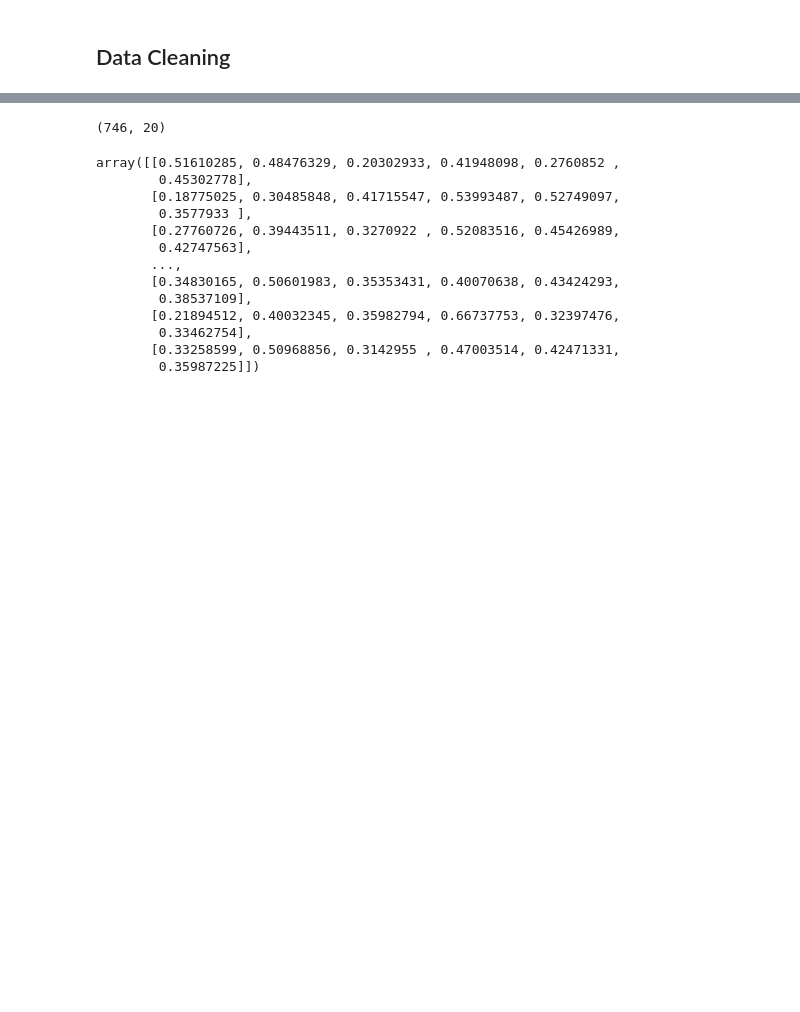
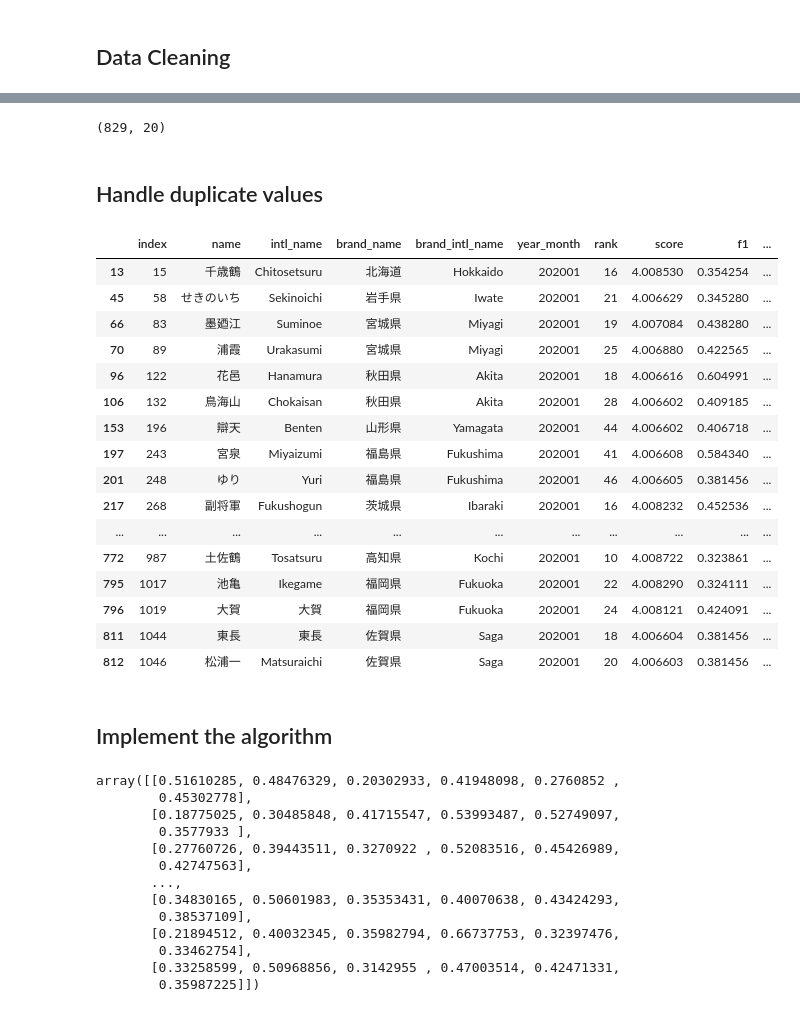
Before and after one commit to DatDaiGia/CB_Recommendation_GMM, a Jupyter notebook: EM-Q-GM.ipynb, the cells around one changed output, grey strips where cells are left out. Cells and saved outputs as stored; diff of their text form; code cells hidden in the pictures; blank space fills up the shorter version.

```diff
--- a/EM-Q-GM.ipynb
+++ b/EM-Q-GM.ipynb
@@ -42,6 +65,67 @@ initial_db
+# %%
+def filling_data(df, df_missing):
+    df_new = df.copy()
+
+    for idx, row in df_missing.iterrows():
+        flavour_tags = row['flavour_tags']
+        group_data = df_new[df_new['flavour_tags'].apply(lambda x: sequel(x, flavour_tags))]
+        mean_f1 = group_data['f1'].mean()
+        if pd.isnull(mean_f1): continue
+
+        mean_f2 = group_data['f2'].mean()
+        mean_f3 = group_data['f3'].mean()
+        mean_f4 = group_data['f4'].mean()
+        mean_f5 = group_data['f5'].mean()
+        mean_f6 = group_data['f6'].mean()
+
+        group_similar_taste = []
+        similar_brand_taste = group_data['similar_brand_taste'].values
+
+#         print(similar_brand_taste)
+#         break
+        for sbt in similar_brand_taste:
+            if pd.notnull(sbt):
+                for it in sbt.split("|"):
+                    if it not in group_similar_taste: group_similar_taste.append(it)
+
+        df_new.at[idx, "f1"] = mean_f1
+        df_new.at[idx, "f2"] = mean_f2
+        df_new.at[idx, "f3"] = mean_f3
+        df_new.at[idx, "f4"] = mean_f4
+        df_new.at[idx, "f5"] = mean_f5
+        df_new.at[idx, "f6"] = mean_f6
+        df_new.at[idx, "similar_brand_taste"] = "|".join(group_similar_taste)
+
+    return df_new
+# %%
+df_filling = filling_data(df_initial, df_missing_f)
 # %%
-db_f_clean = initial_db[initial_db.f1.notnull()].reset_index()
+df_f_clean = df_filling[df_filling.f1.notnull()].reset_index()
 # %%
-db_f_clean.shape
+df_f_clean.shape
 # %% [output]
-(746, 20)
+(829, 20)
+# %% [markdown]
+## Handle duplicate values
+# %%
+df_duplicates = df_f_clean[df_f_clean.name.duplicated() | df_f_clean.f1.duplicated()]
+# %%
+df_duplicates
+# %% [output]
+|  | index | name | intl_name | brand_name | brand_intl_name | year_month | rank | score | f1 | ... |
+| 13 | 15 | 千歳鶴 | Chitosetsuru | 北海道 | Hokkaido | 202001 | 16 | 4.008530 | 0.354254 | ... |
+| 45 | 58 | せきのいち | Sekinoichi | 岩手県 | Iwate | 202001 | 21 | 4.006629 | 0.345280 | ... |
+| 66 | 83 | 墨廼江 | Suminoe | 宮城県 | Miyagi | 202001 | 19 | 4.007084 | 0.438280 | ... |
+| 70 | 89 | 浦霞 | Urakasumi | 宮城県 | Miyagi | 202001 | 25 | 4.006880 | 0.422565 | ... |
+| 96 | 122 | 花邑 | Hanamura | 秋田県 | Akita | 202001 | 18 | 4.006616 | 0.604991 | ... |
+| 106 | 132 | 鳥海山 | Chokaisan | 秋田県 | Akita | 202001 | 28 | 4.006602 | 0.409185 | ... |
+| 153 | 196 | 辯天 | Benten | 山形県 | Yamagata | 202001 | 44 | 4.006602 | 0.406718 | ... |
+| 197 | 243 | 宮泉 | Miyaizumi | 福島県 | Fukushima | 202001 | 41 | 4.006608 | 0.584340 | ... |
+| 201 | 248 | ゆり | Yuri | 福島県 | Fukushima | 202001 | 46 | 4.006605 | 0.381456 | ... |
+| 217 | 268 | 副将軍 | Fukushogun | 茨城県 | Ibaraki | 202001 | 16 | 4.008232 | 0.452536 | ... |
+| ... | ... | ... | ... | ... | ... | ... | ... | ... | ... | ... |
+| 772 | 987 | 土佐鶴 | Tosatsuru | 高知県 | Kochi | 202001 | 10 | 4.008722 | 0.323861 | ... |
+| 795 | 1017 | 池亀 | Ikegame | 福岡県 | Fukuoka | 202001 | 22 | 4.008290 | 0.324111 | ... |
+| 796 | 1019 | 大賀 | 大賀 | 福岡県 | Fukuoka | 202001 | 24 | 4.008121 | 0.424091 | ... |
+| 811 | 1044 | 東長 | 東長 | 佐賀県 | Saga | 202001 | 18 | 4.006604 | 0.381456 | ... |
+| 812 | 1046 | 松浦一 | Matsuraichi | 佐賀県 | Saga | 202001 | 20 | 4.006603 | 0.381456 | ... |
@@ -48 +138,3 @@ db_f_clean.shape
+# %% [markdown]
+## Implement the algorithm
 # %%
```
Also changed, not shown: parts of 18 cells of this notebook.
